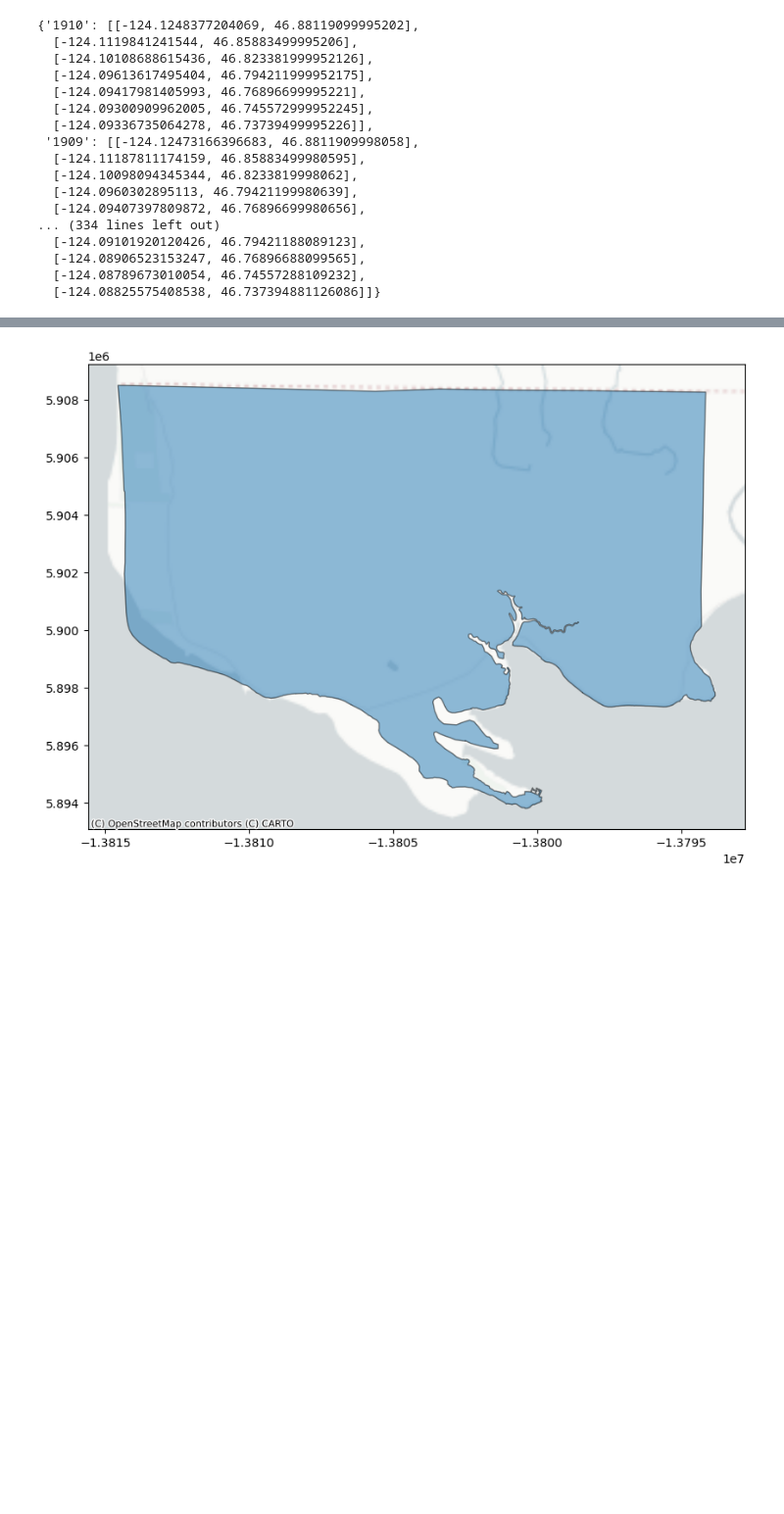
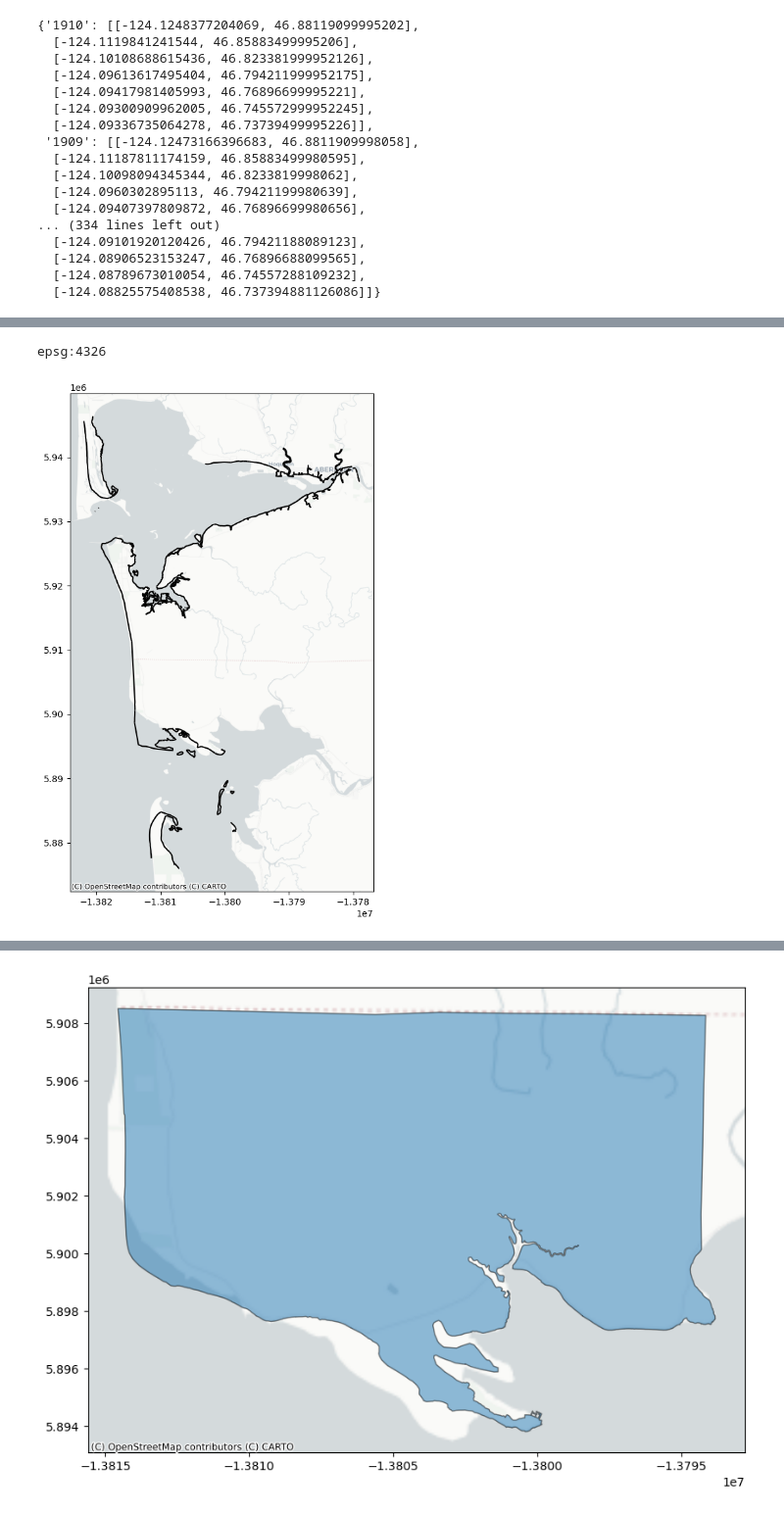
Before and after one commit to JerryLiu-96/Grays_Harbor_Storymap, a Jupyter notebook: line_extension.ipynb, the cells around one changed output, grey strips where cells are left out. Shown at 98% size. Drawn from its saved outputs; the diff is of its cells as text; code cells hidden in the pictures; blank space fills up the shorter version.

```diff
--- a/line_extension.ipynb
+++ b/line_extension.ipynb
@@ -933,7 +954,7 @@ plt.show()
 # %% [output]
 [figure]
 # %%
-gdf = gpd.read_file('assets/ECY_estimated_shorelines/1860_Jun27.geojson')
+gdf = gpd.read_file('assets/ECY_estimated_shorelines/Aug4/1860.geojson')
 
 
 # Make sure the GeoDataFrame uses the Web Mercator projection (EPSG 3857)
@@ -950,7 +971,7 @@ plt.show()
 # %% [output]
 [figure]
 # %%
-gdf = gpd.read_file('assets/ECY_estimated_shorelines/1911_Jun28.geojson')
+gdf = gpd.read_file('assets/ECY_estimated_shorelines/Aug4/1911.geojson')
 
 
 # Make sure the GeoDataFrame uses the Web Mercator projection (EPSG 3857)
@@ -1253,0 +1229,16 @@ for point in intersection_points:
+# %%
+#preview the 1862 shoreline
+gdf = gpd.read_file('assets/ECY_estimated_shorelines/Aug4/1910.geojson')
+
+
+# Make sure the GeoDataFrame uses the Web Mercator projection (EPSG 3857)
+gdf = gdf.to_crs(epsg=3857)
+
+# Create a plot
+ax = gdf.plot(figsize=(10, 10), alpha=0.5, edgecolor='k')
+
+# Add a basemap
+ctx.add_basemap(ax,zoom=11,source=ctx.providers.CartoDB.Positron)
+
+# Show the plot
+plt.show()
@@ -1253,0 +1819,4 @@ for point in intersection_points:
+# %%
+print(gpd_1913.crs)
+# %% [output]
+epsg:4326
@@ -1253,0 +1837,31 @@ for point in intersection_points:
+# %%
+gdf_1920 = gpd.read_file('assets/ECY_estimated_shorelines/Aug21/1920.geojson')
+
+# Make sure the GeoDataFrame uses the Web Mercator projection (EPSG 3857)
+
+gdf_1920 = gdf_1920.to_crs(epsg=3857)
+
+# assuming gdf1 and gdf2 are your GeoDataFrames
+fig, ax = plt.subplots(figsize = (10,10))
+
+# plot the base map
+base = gdf_1920.plot(ax=ax, color='white', edgecolor='black')
+
+gdf_1920.plot(ax=base, marker='o', color='black', markersize=5)
+
+
+# plot the first GeoDataFrame
+#gdf_1922.plot(ax=base, marker='o', color='red', markersize=5)
+
+# plot the second GeoDataFrame
+#gdf_1926.plot(ax=base, marker='o', color='blue', markersize=5)
+
+#gdf_1926_ecy.plot(ax=base, marker='o', color='green', markersize=5)
+
+# Add a basemap
+ctx.add_basemap(ax,zoom=11,source=ctx.providers.CartoDB.Positron)
+
+# Show the plot
+plt.show()
+# %% [output]
+[figure, added]
```
Also changed, not shown: parts of 158 cells of this notebook.
